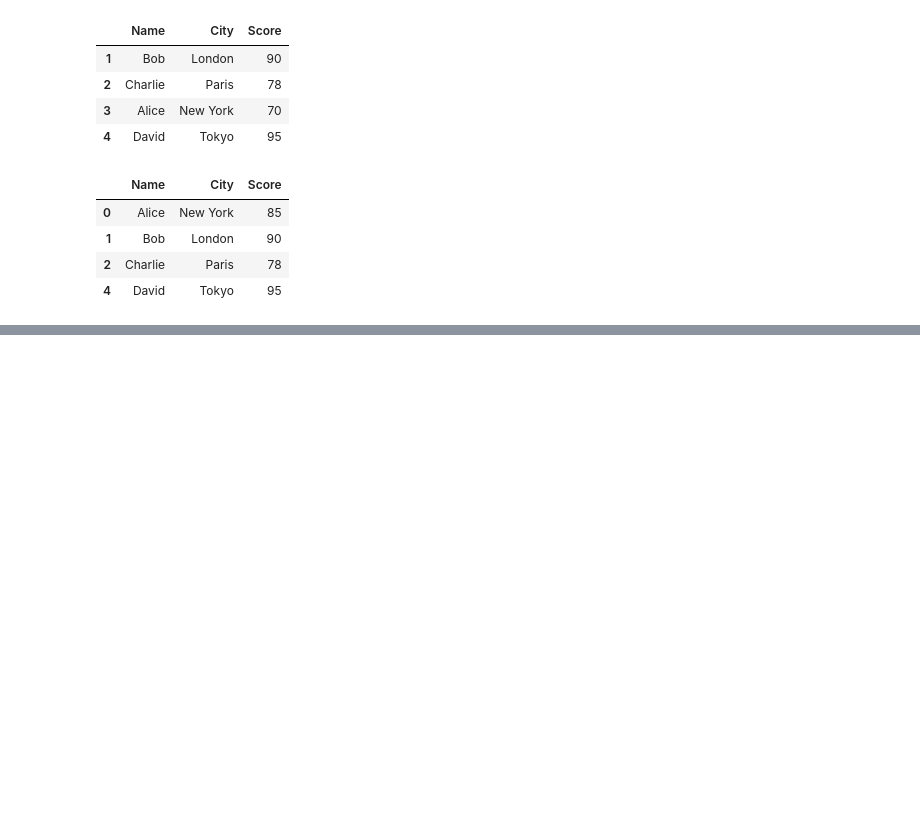
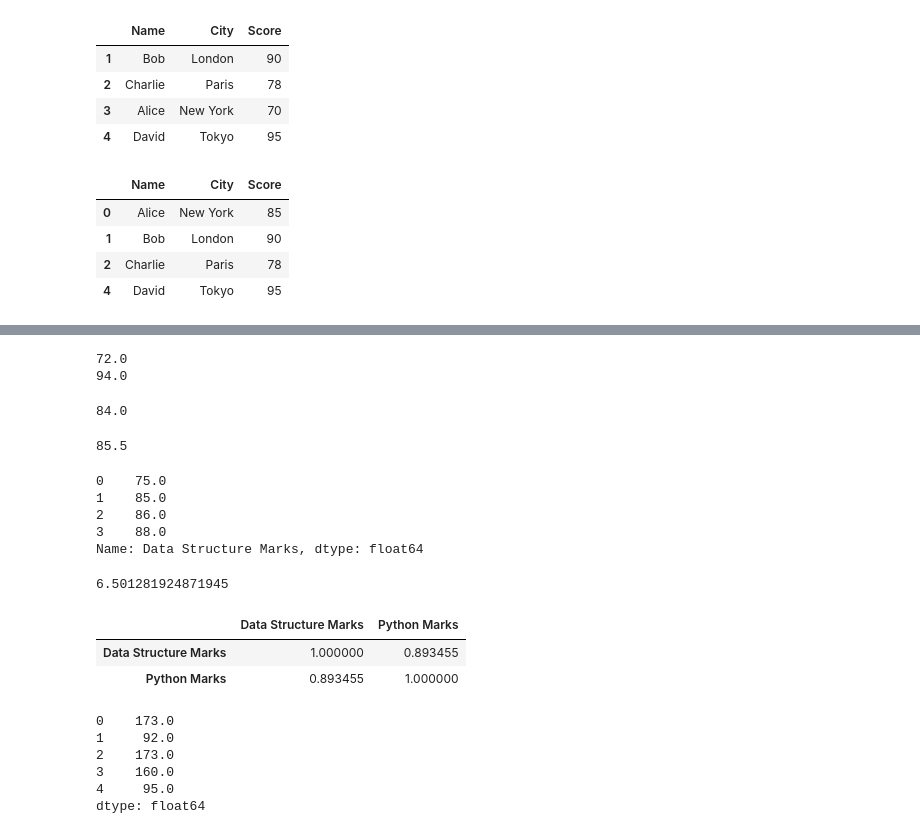
Before and after one commit to nafijur-rahaman/Data-Analysis-With-Python, a Jupyter notebook: Pandas/mani_panda.ipynb, the cells around one changed output, grey strips where cells are left out. Cells and saved outputs as stored; diff of their text form; code cells hidden in the pictures; blank space fills up the shorter version.

```diff
--- a/Pandas/mani_panda.ipynb
+++ b/Pandas/mani_panda.ipynb
@@ -284,0 +360,53 @@ df.drop_duplicates(subset=['Name'],keep='first')
+# %%
+#max and min
+
+print(df["Data Structure Marks"].min())
+print(df["Data Structure Marks"].max())
+# %% [output]
+72.0
+94.0
+# %%
+#mean
+
+df["Data Structure Marks"].mean()
+# %% [output]
+84.0
+# %%
+#median
+df["Data Structure Marks"].median()
+# %% [output]
+85.5
+# %%
+# mode
+
+df["Data Structure Marks"].mode()
+# %% [output]
+0    75.0
+1    85.0
+2    86.0
+3    88.0
+Name: Data Structure Marks, dtype: float64
+# %%
+#std
+df["Data Structure Marks"].std()
+# %% [output]
+6.501281924871945
+# %%
+#co-reletion  matrix
+
+df[["Data Structure Marks", "Python Marks"]].corr()
+# %% [output]
+|  | Data Structure Marks | Python Marks |
+| Data Structure Marks | 1.000000 | 0.893455 |
+| Python Marks | 0.893455 | 1.000000 |
+# %%
+# sum in different columns and row wise
+
+df[["Data Structure Marks","Python Marks"]].sum(axis=1).head()
+# %% [output]
+0    173.0
+1     92.0
+2    173.0
+3    160.0
+4     95.0
+dtype: float64
```
Also changed, not shown: parts of 9 cells of this notebook.
